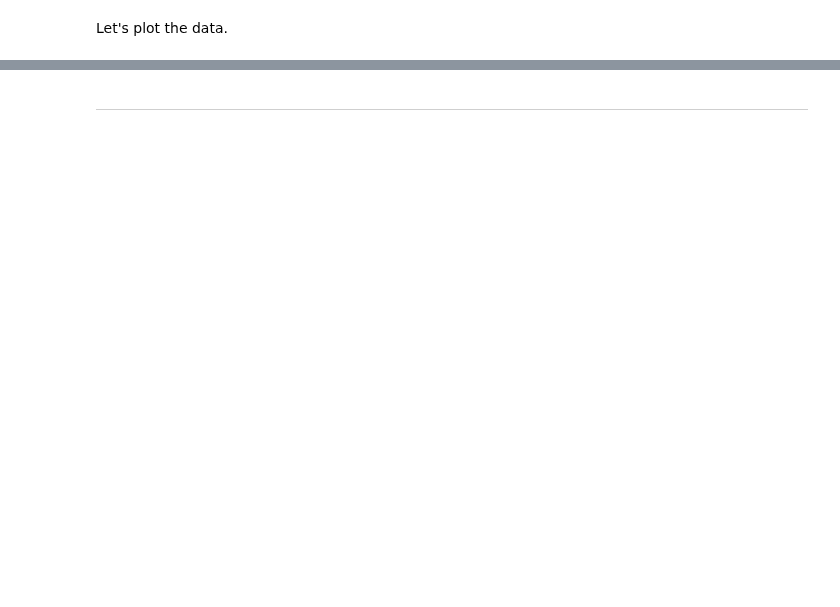
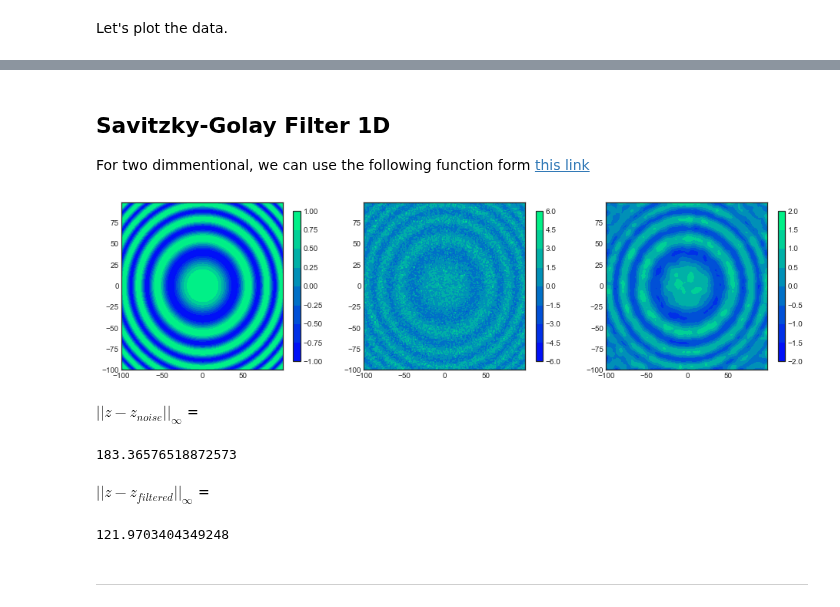
Before and after one commit to HatefDastour/Notes, a Jupyter notebook: Data_Science/Data_Smoothing.ipynb, the cells around one changed output, grey strips where cells are left out. Saved outputs shown, nothing was run; the diff lists cells and outputs as text; code cells hidden in the pictures; blank space fills up the shorter version.

```diff
--- a/Data_Science/Data_Smoothing.ipynb
+++ b/Data_Science/Data_Smoothing.ipynb
@@ -17,0 +19,6 @@ Data Smoothing is a tool that eliminates noise from a dataset. To exlain this, c
+# %%
+N = 100
+a = 0
+b = 3*np.pi
+dx = (b - a)/N
+x = np.arange(a, b, dx)
@@ -70,0 +87,4 @@ LA.norm(np.abs(y-y_filtered), np.inf)
+# %% [markdown]
+## Savitzky-Golay Filter 1D
+
+For two dimmentional, we can use the following function form [this link](https://scipy.github.io/old-wiki/pages/Cookbook/SavitzkyGolay)
@@ -71,2 +170,38 @@ LA.norm(np.abs(y-y_filtered), np.inf)
+# %%
+x, y = np.mgrid[-1e2:1e2, -1e2:1e2]
+z_exact = np.sin((x**2+y**2)/500.)
+z_noise = z_exact+ np.random.normal(size=x.shape)
+z_filtered = sgolay2d(z_noise, window_size = 23, order = 4)
+# %%
+r = 500.
+f= lambda x, y: np.cos((x**2)/r + (y**2)/r)
+# %%
+x, y = x, y = np.mgrid[-1e2:1e2, -1e2:1e2]
+z = f(x,y)
+z_noise = z + np.random.normal(size=x.shape)
+z_filtered = sgolay2d(z_noise, window_size = 23, order = 4)
+# %%
+fig, ax = plt.subplots(1,3, figsize=(16,4))
+color_map = 'winter'
+cs = ax[0].contourf(x, y, z, cmap = color_map)
+_ = fig.colorbar(cs, ax=ax[0], shrink=0.9)
+cs = ax[1].contourf(x, y, z_noise, cmap = color_map)
+_ = fig.colorbar(cs, ax=ax[1], shrink=0.9)
+cs = ax[2].contourf(x, y, z_filtered, cmap = color_map)
+_ = fig.colorbar(cs, ax=ax[2], shrink=0.9)
+# %% [output]
+[figure, added]
+# %% [markdown]
+$||z-z_{noise}||_{\infty}$ =
+# %%
+LA.norm(np.abs(z-z_noise), np.inf)
+# %% [output]
+183.36576518872573
+# %% [markdown]
+$||z-z_{filtered}||_{\infty}$ =
+# %%
+LA.norm(np.abs(z-z_filtered), np.inf)
+# %% [output]
+121.9703404349248
 # %% [markdown]
 * * *
```
Also changed, not shown: parts of 20 cells of this notebook.
